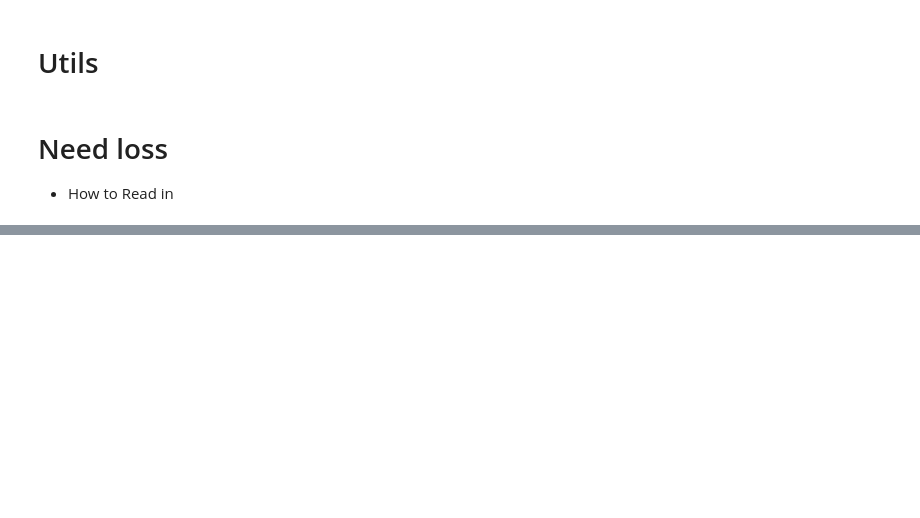
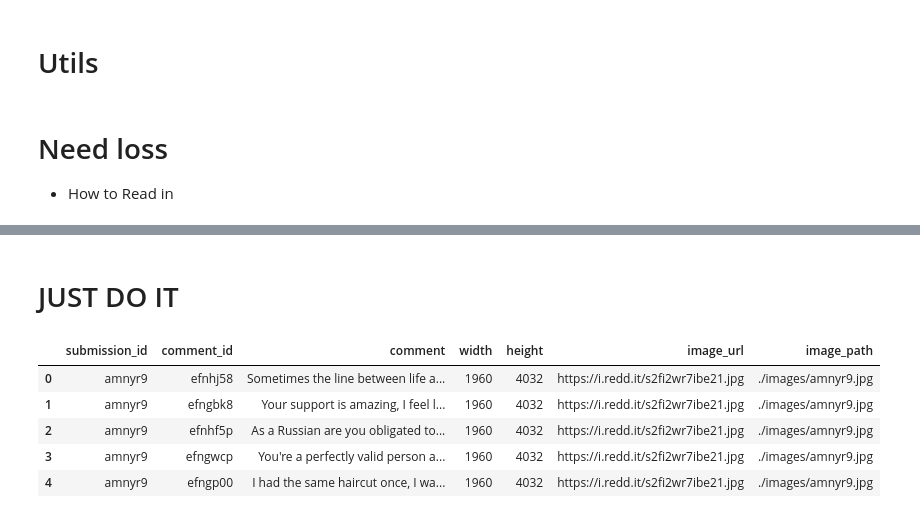
Before and after one commit to DevonPeroutky/barista, a Jupyter notebook: notebooks/llava.ipynb, the cells around one changed output, grey strips where cells are left out. Cells and saved outputs as stored; diff of their text form; code cells hidden in the pictures; blank space fills up the shorter version.

```diff
--- a/notebooks/llava.ipynb
+++ b/notebooks/llava.ipynb
@@ -543,0 +452,2 @@ for context, image_url, label in zip(xb, yb):
+# %% [markdown]
+# JUST DO IT
@@ -543,0 +456,11 @@ for context, image_url, label in zip(xb, yb):
+# %%
+filename = '../datasets/full_ds.csv'
+df = pd.read_csv(filename)
+df.head()
+# %% [output]
+|  | submission_id | comment_id | comment | width | height | image_url | image_path |
+| 0 | amnyr9 | efnhj58 | Sometimes the line between life a... | 1960 | 4032 | https://i.redd.it/s2fi2wr7ibe21.jpg | ./images/amnyr9.jpg |
+| 1 | amnyr9 | efngbk8 | Your support is amazing, I feel l... | 1960 | 4032 | https://i.redd.it/s2fi2wr7ibe21.jpg | ./images/amnyr9.jpg |
+| 2 | amnyr9 | efnhf5p | As a Russian are you obligated to... | 1960 | 4032 | https://i.redd.it/s2fi2wr7ibe21.jpg | ./images/amnyr9.jpg |
+| 3 | amnyr9 | efngwcp | You're a perfectly valid person a... | 1960 | 4032 | https://i.redd.it/s2fi2wr7ibe21.jpg | ./images/amnyr9.jpg |
+| 4 | amnyr9 | efngp00 | I had the same haircut once, I wa... | 1960 | 4032 | https://i.redd.it/s2fi2wr7ibe21.jpg | ./images/amnyr9.jpg |
```
Also changed, not shown: parts of 30 cells of this notebook.
